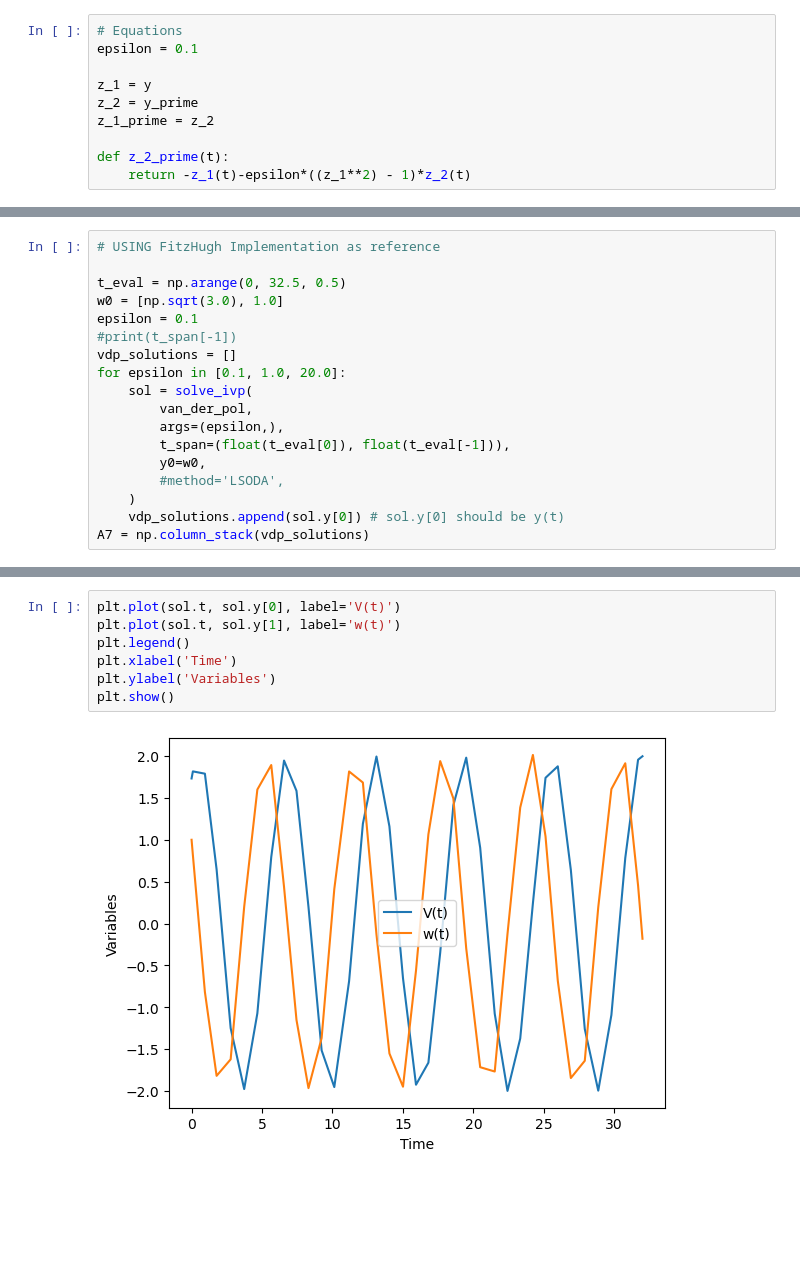
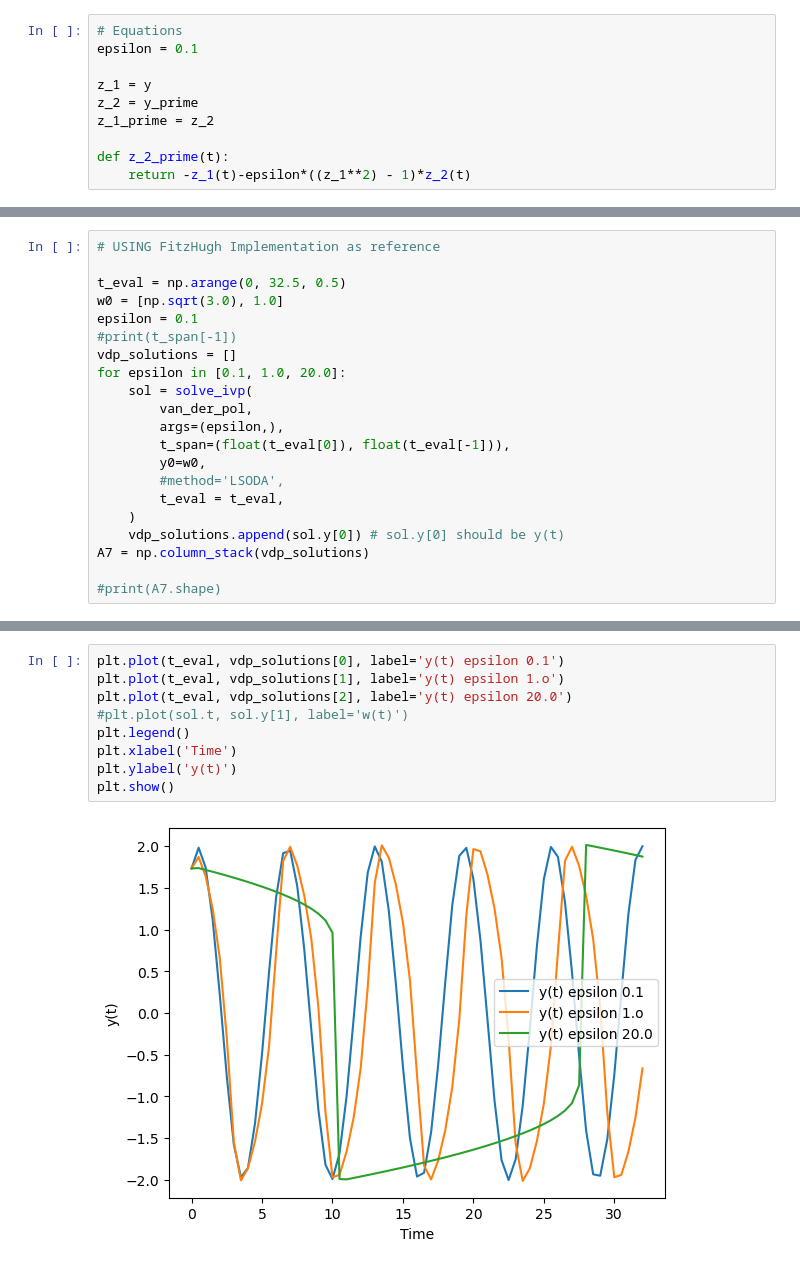
Before and after one commit to ZaratexD/Applied_Math, a Jupyter notebook: solution.ipynb, the cells around one changed output, grey strips where cells are left out. Cells and saved outputs as stored; diff of their text form; blank space fills up the shorter version.

```diff
--- a/solution.ipynb
+++ b/solution.ipynb
@@ -221,7 +221,10 @@ for epsilon in [0.1, 1.0, 20.0]:
         t_span=(float(t_eval[0]), float(t_eval[-1])),
         y0=w0,
         #method='LSODA',
+        t_eval = t_eval,
     )
     vdp_solutions.append(sol.y[0]) # sol.y[0] should be y(t)
 A7 = np.column_stack(vdp_solutions)
+
+#print(A7.shape)
 # %% [output]
@@ -246,9 +232,11 @@ ValueError: all the input array dimensions except for the concatenation axis mus
 # %%
-plt.plot(sol.t, sol.y[0], label='V(t)')
-plt.plot(sol.t, sol.y[1], label='w(t)')
+plt.plot(t_eval, vdp_solutions[0], label='y(t) epsilon 0.1')
+plt.plot(t_eval, vdp_solutions[1], label='y(t) epsilon 1.o')
+plt.plot(t_eval, vdp_solutions[2], label='y(t) epsilon 20.0')
+#plt.plot(sol.t, sol.y[1], label='w(t)')
 plt.legend()
 plt.xlabel('Time')
-plt.ylabel('Variables')
+plt.ylabel('y(t)')
 plt.show()
 # %% [output]
-[figure, old version]
+[figure, new version]
```
Also changed, not shown: parts of 2 cells of this notebook.
